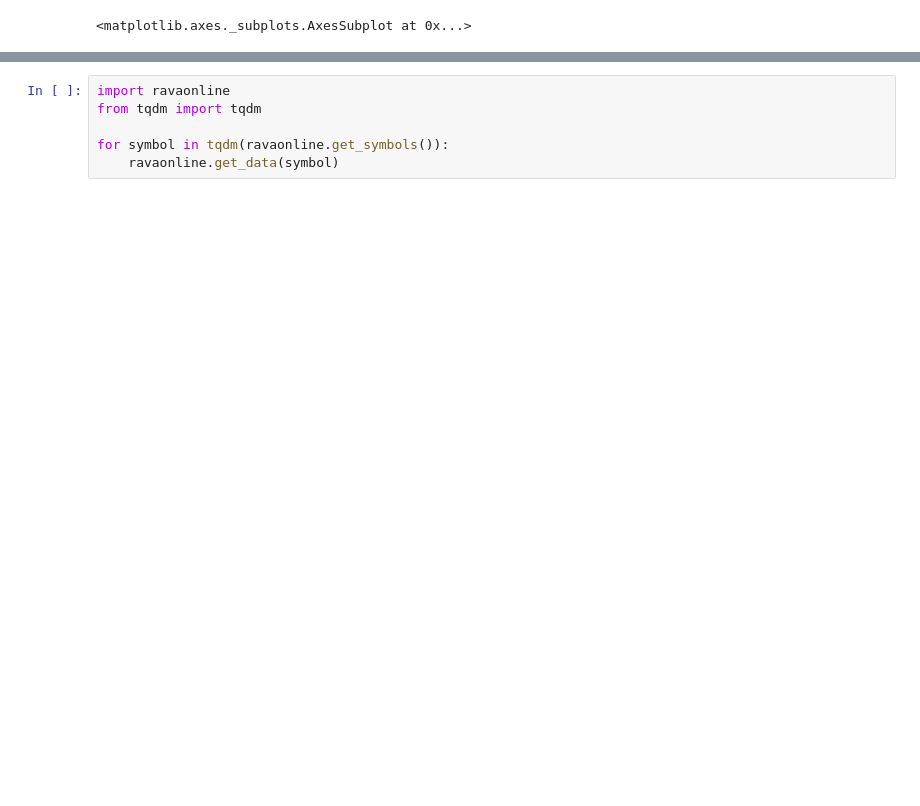
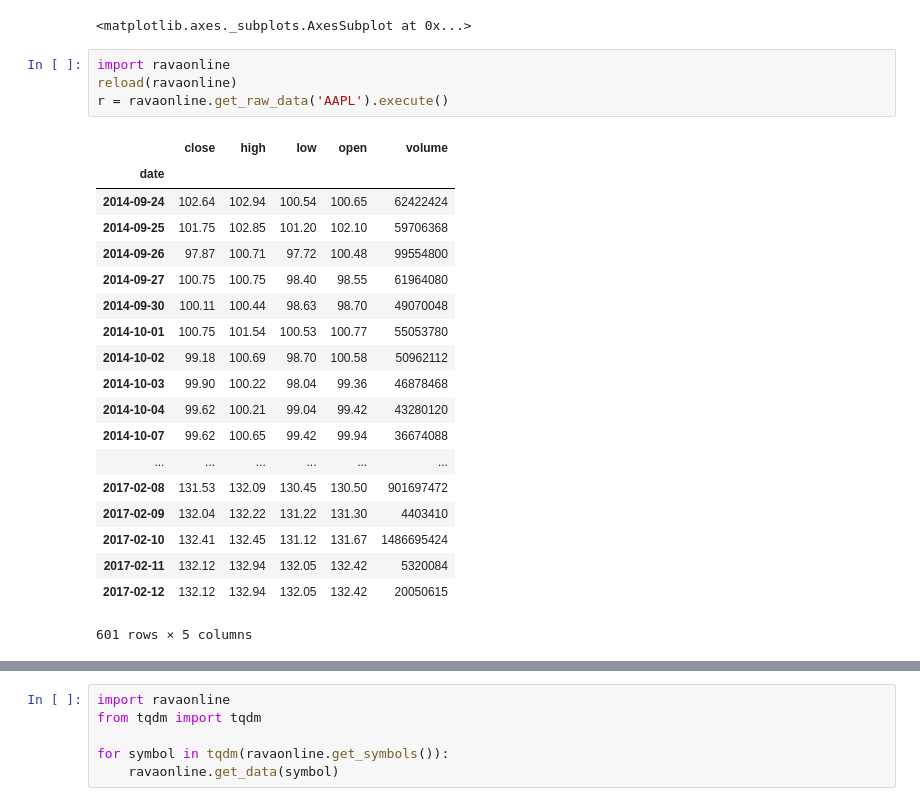
Before and after one commit to elsonidoq/fondos, a Jupyter notebook: Inspect ravaonline.ipynb, the cells around one changed output, grey strips where cells are left out. Saved outputs shown, nothing was run; the diff lists cells and outputs as text; blank space fills up the shorter version.

```diff
--- a/Inspect ravaonline.ipynb
+++ b/Inspect ravaonline.ipynb
@@ -14,3 +14,27 @@ df.volume.plot(secondary_y=True)
 [interactive output not drawn]
 [interactive output not drawn]
 <matplotlib.axes._subplots.AxesSubplot at 0x...>
+# %%
+import ravaonline
+reload(ravaonline)
+r = ravaonline.get_raw_data('AAPL').execute()
+# %% [output]
+|  | close | high | low | open | volume |
+| date |  |  |  |  |  |
+| 2014-09-24 | 102.64 | 102.94 | 100.54 | 100.65 | 62422424 |
+| 2014-09-25 | 101.75 | 102.85 | 101.20 | 102.10 | 59706368 |
+| 2014-09-26 | 97.87 | 100.71 | 97.72 | 100.48 | 99554800 |
+| 2014-09-27 | 100.75 | 100.75 | 98.40 | 98.55 | 61964080 |
+| 2014-09-30 | 100.11 | 100.44 | 98.63 | 98.70 | 49070048 |
+| 2014-10-01 | 100.75 | 101.54 | 100.53 | 100.77 | 55053780 |
+| 2014-10-02 | 99.18 | 100.69 | 98.70 | 100.58 | 50962112 |
+| 2014-10-03 | 99.90 | 100.22 | 98.04 | 99.36 | 46878468 |
+| 2014-10-04 | 99.62 | 100.21 | 99.04 | 99.42 | 43280120 |
+| 2014-10-07 | 99.62 | 100.65 | 99.42 | 99.94 | 36674088 |
+| ... | ... | ... | ... | ... | ... |
+| 2017-02-08 | 131.53 | 132.09 | 130.45 | 130.50 | 901697472 |
+| 2017-02-09 | 132.04 | 132.22 | 131.22 | 131.30 | 4403410 |
+| 2017-02-10 | 132.41 | 132.45 | 131.12 | 131.67 | 1486695424 |
+| 2017-02-11 | 132.12 | 132.94 | 132.05 | 132.42 | 5320084 |
+| 2017-02-12 | 132.12 | 132.94 | 132.05 | 132.42 | 20050615 |
+601 rows × 5 columns
```
Also changed, not shown: parts of 43 cells of this notebook, 1 other file.
